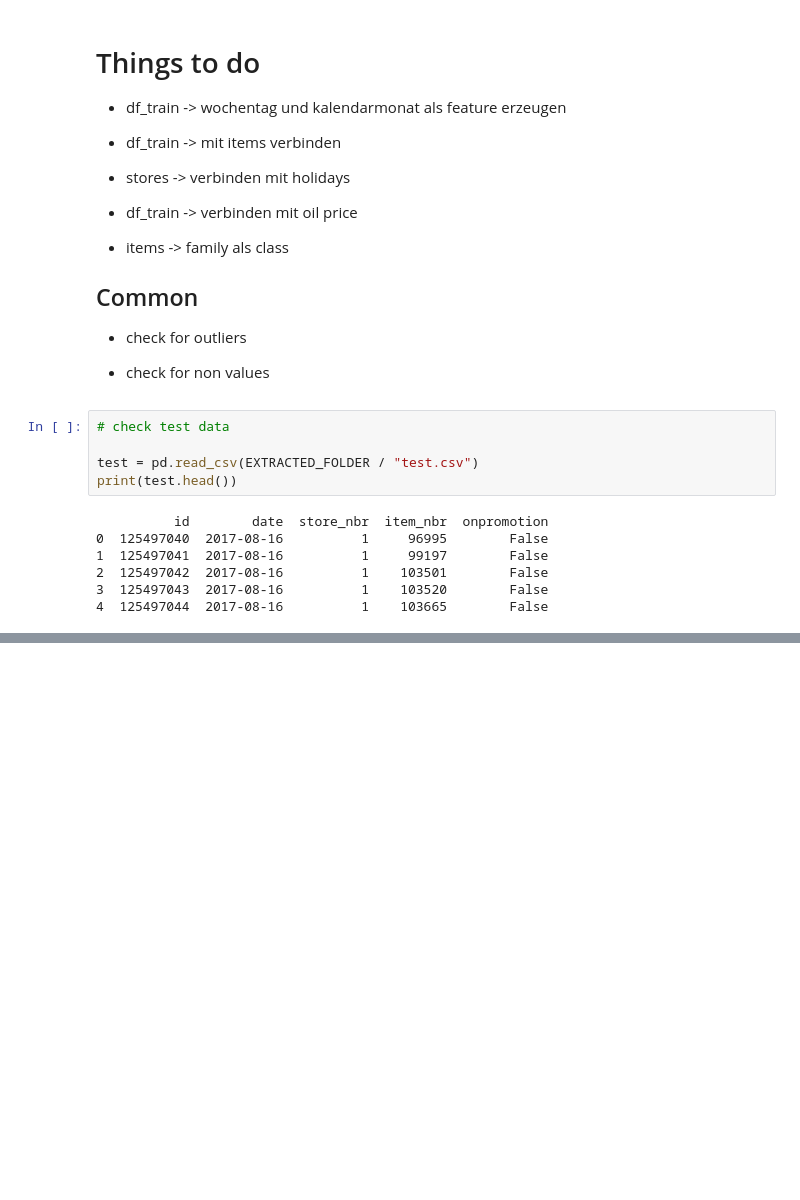
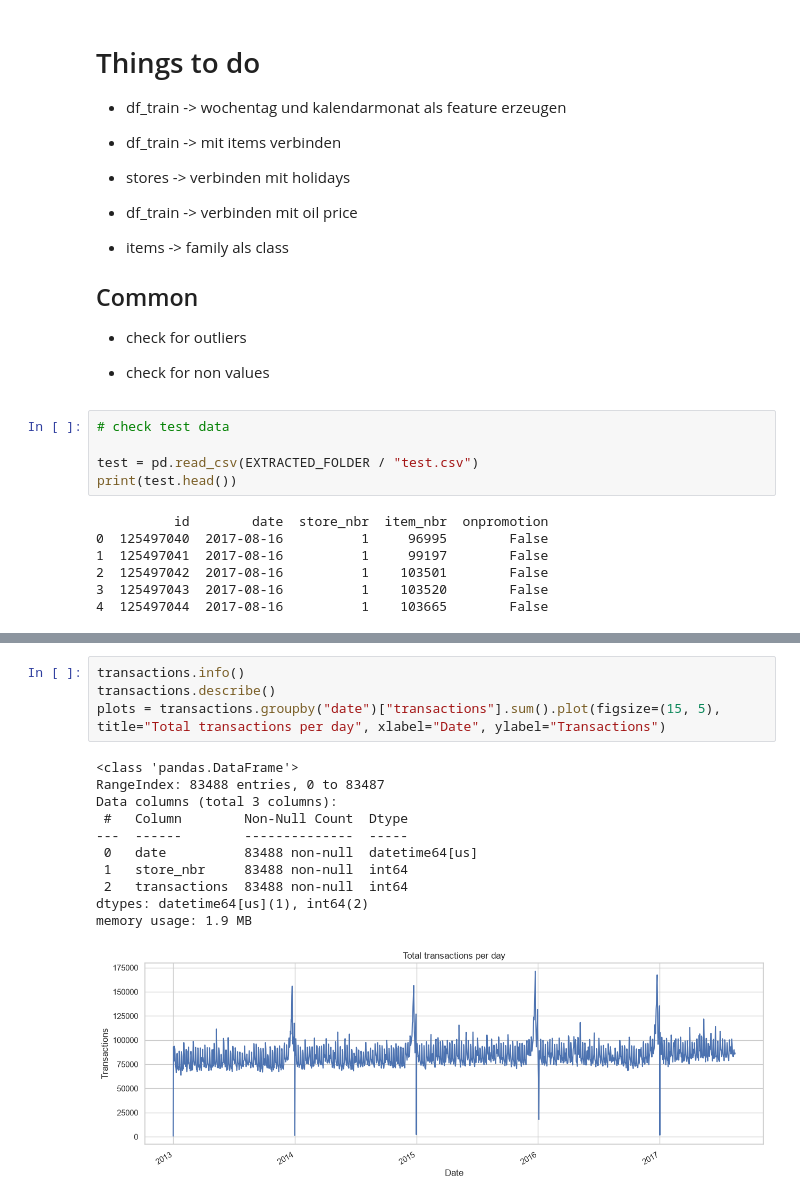
Before and after one commit to wichmax/dsr_mini_competition, a Jupyter notebook: notebooks/data_exploration.ipynb, the cells around one changed output, grey strips where cells are left out. Saved outputs shown, nothing was run; the diff lists cells and outputs as text; blank space fills up the shorter version.

Commit message:
data exploration

```diff
--- a/notebooks/data_exploration.ipynb
+++ b/notebooks/data_exploration.ipynb
@@ -149,0 +348,16 @@ print(test.head())
+# %%
+transactions.info()
+transactions.describe()
+plots = transactions.groupby("date")["transactions"].sum().plot(figsize=(15, 5), title="Total transactions per day", xlabel="Date", ylabel="Transactions")
+# %% [output]
+<class 'pandas.DataFrame'>
+RangeIndex: 83488 entries, 0 to 83487
+Data columns (total 3 columns):
+ #   Column        Non-Null Count  Dtype
+---  ------        --------------  -----
+ 0   date          83488 non-null  datetime64[us]
+ 1   store_nbr     83488 non-null  int64
+ 2   transactions  83488 non-null  int64
+dtypes: datetime64[us](1), int64(2)
+memory usage: 1.9 MB
+[figure, added]
```
Also changed, not shown: parts of 46 cells of this notebook, 2 other files.
